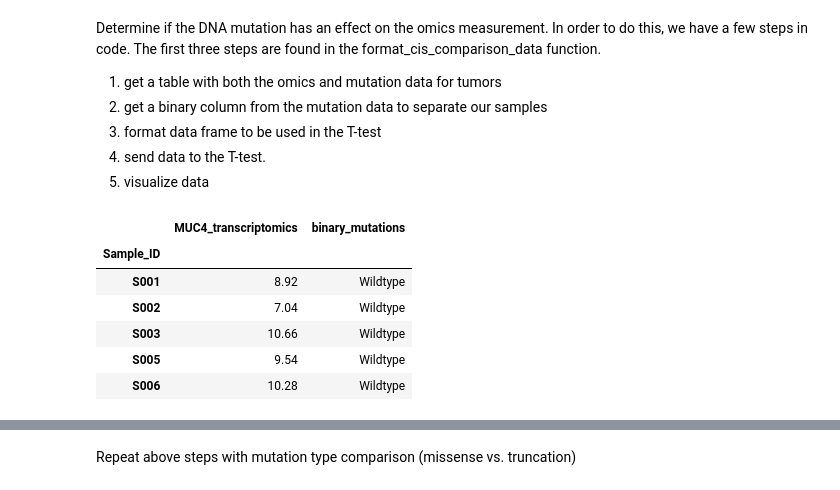
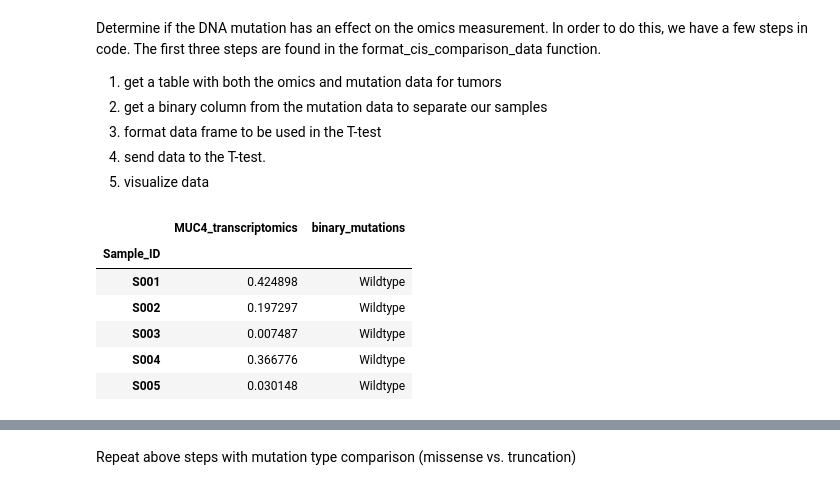
Before and after one commit to PayneLab/WhenMutationsMatter, a Jupyter notebook: Protein Notebooks/MUC4/MUC4_cis_transcriptomics.ipynb, the cells around one changed output, grey strips where cells are left out. Cells and saved outputs as stored; diff of their text form; code cells hidden in the pictures.

```diff
--- a/Protein Notebooks/MUC4/MUC4_cis_transcriptomics.ipynb
+++ b/Protein Notebooks/MUC4/MUC4_cis_transcriptomics.ipynb
@@ -25,7 +23,7 @@ Enter the type of cancer and the cutoff for mutation frequency that you would li
 # %%
-en_object = cptac.Endometrial()
+ov_object = cptac.Ovarian()
 desired_cutoff = .1
 
-endometrial_freq_mut = al.get_frequently_mutated(en_object, cutoff = desired_cutoff)
-print('\n\nNumber of Frequently Mutated Genes:', len(endometrial_freq_mut), '\n', endometrial_freq_mut.head())
+ov_freq_mut = al.get_frequently_mutated(ov_object, cutoff=desired_cutoff)
+print('\n\nNumber of Frequently Mutated Genes:', len(ov_freq_mut), '\n', ov_freq_mut.head())
 # %% [output]
@@ -47,5 +43,5 @@ Select which type of omics you want to compare. If you want to compare proteomic
 # %%
-omics = en_object.get_transcriptomics()
+omics = ov_object.get_transcriptomics()
 # %% [markdown]
 ## Step 5: cis comparison
 # %% [markdown]
@@ -57,16 +53,16 @@ Determine if the DNA mutation has an effect on the omics measurement. In order t
 5. visualize data
 # %%
 # Steps 1-3
-en_status = f.format_cis_comparison_data(en_object, omics, 'transcriptomics', gene)
-en_status.head()
+ov_status = f.format_cis_comparison_data(ov_object, omics, 'transcriptomics', gene)
+ov_status.head()
 # %% [output]
 |  | MUC4_transcriptomics | binary_mutations |
 | Sample_ID |  |  |
-| S001 | 8.92 | Wildtype |
-| S002 | 7.04 | Wildtype |
-| S003 | 10.66 | Wildtype |
-| S005 | 9.54 | Wildtype |
-| S006 | 10.28 | Wildtype |
+| S001 | 0.424898 | Wildtype |
+| S002 | 0.197297 | Wildtype |
+| S003 | 0.007487 | Wildtype |
+| S004 | 0.366776 | Wildtype |
+| S005 | 0.030148 | Wildtype |
 # %%
 omics_col_list = ['MUC4_transcriptomics']
 transcriptomics_col = gene+'_transcriptomics'
```
Also changed, not shown: parts of 20 cells of this notebook, 12 other files.
